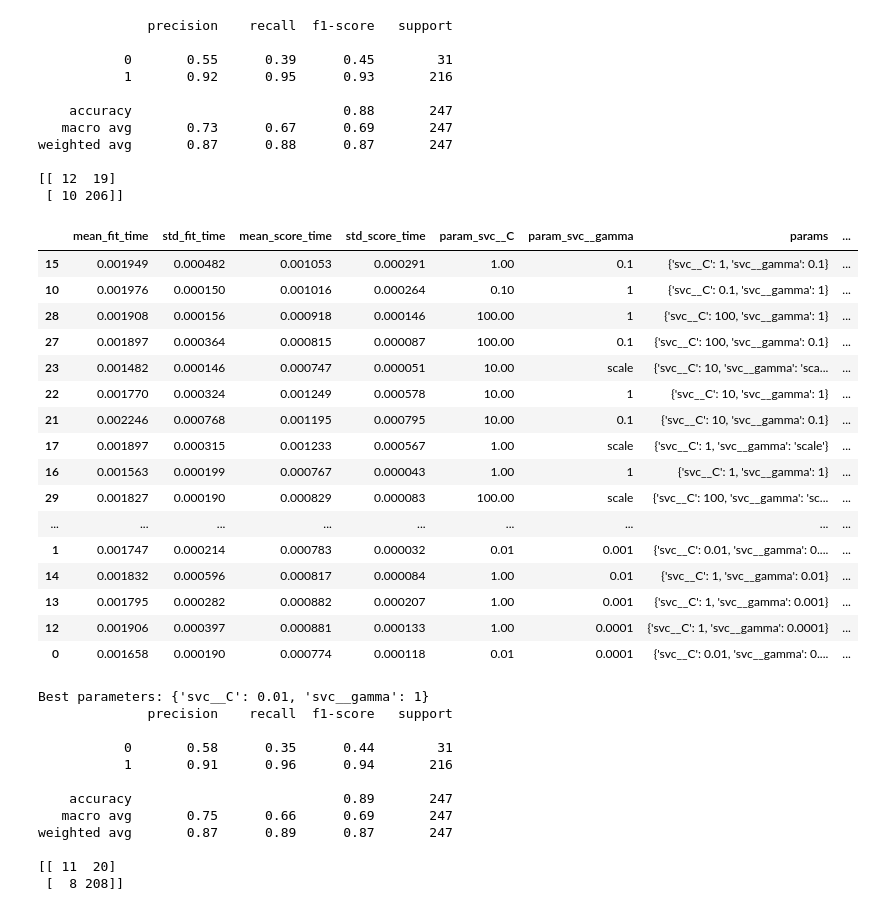
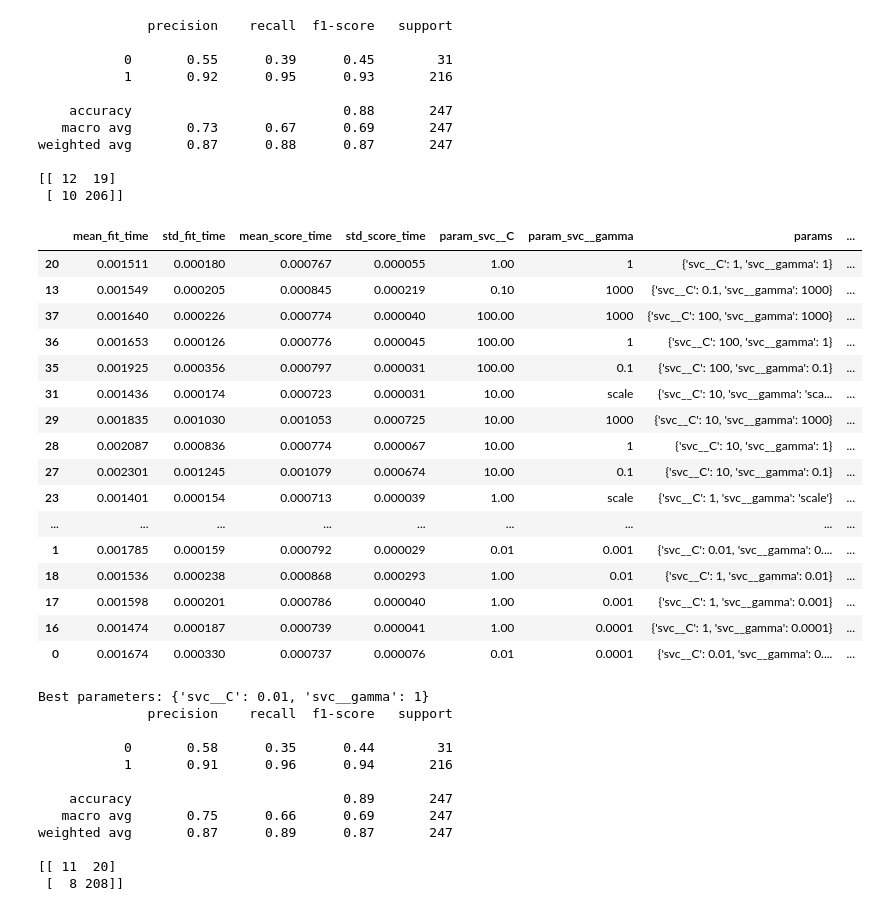
Before and after one commit to shreyansdjp/lung-cancer-detection-svm, a Jupyter notebook: main.ipynb, the cells around one changed output. Drawn from its saved outputs; the diff is of its cells as text; code cells hidden in the pictures.

```diff
--- a/main.ipynb
+++ b/main.ipynb
@@ -189,36 +189,36 @@ weighted avg       0.87      0.88      0.87       247
 # %%
 grid = GridSearchCV(pipe, param_grid={
     'svc__C': [0.01, 0.1, 1, 10, 100],
     # 'svc__gamma': ['scale', 'auto', 0.01, 0.1, 1, 10],
-    'svc__gamma': [1e-4, 1e-3, 1e-2, 1e-1, 1, "scale"]
+    'svc__gamma': [1e-4, 1e-3, 1e-2, 1e-1, 1, 1000, 0, "scale"]
 }, cv=5, scoring="balanced_accuracy", n_jobs=-1)
 
 grid.fit(x_train, y_train)
 display(pd.DataFrame(grid.cv_results_).sort_values(by="mean_test_score", ascending=False))
 print("Best parameters:", grid.best_params_)
 best_model = grid.best_estimator_
 y_pred = best_model.predict(x_test)
 
 print(classification_report(y_test, y_pred))
 print(confusion_matrix(y_test, y_pred))
 # %% [output]
 |  | mean_fit_time | std_fit_time | mean_score_time | std_score_time | param_svc__C | param_svc__gamma | params | ... |
-| 15 | 0.001949 | 0.000482 | 0.001053 | 0.000291 | 1.00 | 0.1 | {'svc__C': 1, 'svc__gamma': 0.1} | ... |
-| 10 | 0.001976 | 0.000150 | 0.001016 | 0.000264 | 0.10 | 1 | {'svc__C': 0.1, 'svc__gamma': 1} | ... |
-| 28 | 0.001908 | 0.000156 | 0.000918 | 0.000146 | 100.00 | 1 | {'svc__C': 100, 'svc__gamma': 1} | ... |
-| 27 | 0.001897 | 0.000364 | 0.000815 | 0.000087 | 100.00 | 0.1 | {'svc__C': 100, 'svc__gamma': 0.1} | ... |
-| 23 | 0.001482 | 0.000146 | 0.000747 | 0.000051 | 10.00 | scale | {'svc__C': 10, 'svc__gamma': 'sca... | ... |
-| 22 | 0.001770 | 0.000324 | 0.001249 | 0.000578 | 10.00 | 1 | {'svc__C': 10, 'svc__gamma': 1} | ... |
-| 21 | 0.002246 | 0.000768 | 0.001195 | 0.000795 | 10.00 | 0.1 | {'svc__C': 10, 'svc__gamma': 0.1} | ... |
-| 17 | 0.001897 | 0.000315 | 0.001233 | 0.000567 | 1.00 | scale | {'svc__C': 1, 'svc__gamma': 'scale'} | ... |
-| 16 | 0.001563 | 0.000199 | 0.000767 | 0.000043 | 1.00 | 1 | {'svc__C': 1, 'svc__gamma': 1} | ... |
-| 29 | 0.001827 | 0.000190 | 0.000829 | 0.000083 | 100.00 | scale | {'svc__C': 100, 'svc__gamma': 'sc... | ... |
+| 20 | 0.001511 | 0.000180 | 0.000767 | 0.000055 | 1.00 | 1 | {'svc__C': 1, 'svc__gamma': 1} | ... |
+| 13 | 0.001549 | 0.000205 | 0.000845 | 0.000219 | 0.10 | 1000 | {'svc__C': 0.1, 'svc__gamma': 1000} | ... |
+| 37 | 0.001640 | 0.000226 | 0.000774 | 0.000040 | 100.00 | 1000 | {'svc__C': 100, 'svc__gamma': 1000} | ... |
+| 36 | 0.001653 | 0.000126 | 0.000776 | 0.000045 | 100.00 | 1 | {'svc__C': 100, 'svc__gamma': 1} | ... |
+| 35 | 0.001925 | 0.000356 | 0.000797 | 0.000031 | 100.00 | 0.1 | {'svc__C': 100, 'svc__gamma': 0.1} | ... |
+| 31 | 0.001436 | 0.000174 | 0.000723 | 0.000031 | 10.00 | scale | {'svc__C': 10, 'svc__gamma': 'sca... | ... |
+| 29 | 0.001835 | 0.001030 | 0.001053 | 0.000725 | 10.00 | 1000 | {'svc__C': 10, 'svc__gamma': 1000} | ... |
+| 28 | 0.002087 | 0.000836 | 0.000774 | 0.000067 | 10.00 | 1 | {'svc__C': 10, 'svc__gamma': 1} | ... |
+| 27 | 0.002301 | 0.001245 | 0.001079 | 0.000674 | 10.00 | 0.1 | {'svc__C': 10, 'svc__gamma': 0.1} | ... |
+| 23 | 0.001401 | 0.000154 | 0.000713 | 0.000039 | 1.00 | scale | {'svc__C': 1, 'svc__gamma': 'scale'} | ... |
 | ... | ... | ... | ... | ... | ... | ... | ... | ... |
-| 1 | 0.001747 | 0.000214 | 0.000783 | 0.000032 | 0.01 | 0.001 | {'svc__C': 0.01, 'svc__gamma': 0.... | ... |
-| 14 | 0.001832 | 0.000596 | 0.000817 | 0.000084 | 1.00 | 0.01 | {'svc__C': 1, 'svc__gamma': 0.01} | ... |
-| 13 | 0.001795 | 0.000282 | 0.000882 | 0.000207 | 1.00 | 0.001 | {'svc__C': 1, 'svc__gamma': 0.001} | ... |
-| 12 | 0.001906 | 0.000397 | 0.000881 | 0.000133 | 1.00 | 0.0001 | {'svc__C': 1, 'svc__gamma': 0.0001} | ... |
-| 0 | 0.001658 | 0.000190 | 0.000774 | 0.000118 | 0.01 | 0.0001 | {'svc__C': 0.01, 'svc__gamma': 0.... | ... |
+| 1 | 0.001785 | 0.000159 | 0.000792 | 0.000029 | 0.01 | 0.001 | {'svc__C': 0.01, 'svc__gamma': 0.... | ... |
+| 18 | 0.001536 | 0.000238 | 0.000868 | 0.000293 | 1.00 | 0.01 | {'svc__C': 1, 'svc__gamma': 0.01} | ... |
+| 17 | 0.001598 | 0.000201 | 0.000786 | 0.000040 | 1.00 | 0.001 | {'svc__C': 1, 'svc__gamma': 0.001} | ... |
+| 16 | 0.001474 | 0.000187 | 0.000739 | 0.000041 | 1.00 | 0.0001 | {'svc__C': 1, 'svc__gamma': 0.0001} | ... |
+| 0 | 0.001674 | 0.000330 | 0.000737 | 0.000076 | 0.01 | 0.0001 | {'svc__C': 0.01, 'svc__gamma': 0.... | ... |
 Best parameters: {'svc__C': 0.01, 'svc__gamma': 1}
               precision    recall  f1-score   support
 
```
Also changed, not shown: parts of 2 cells of this notebook, 1 other file.
